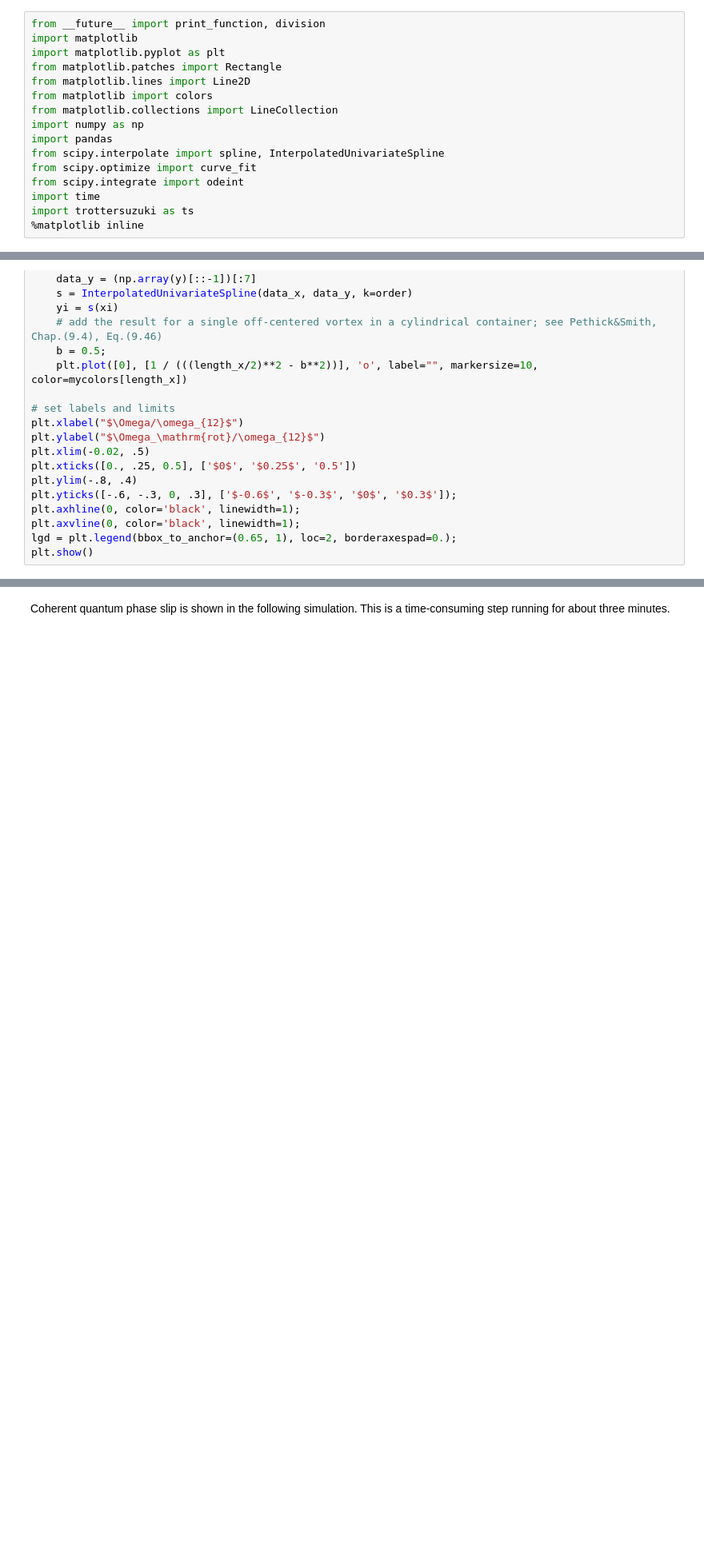
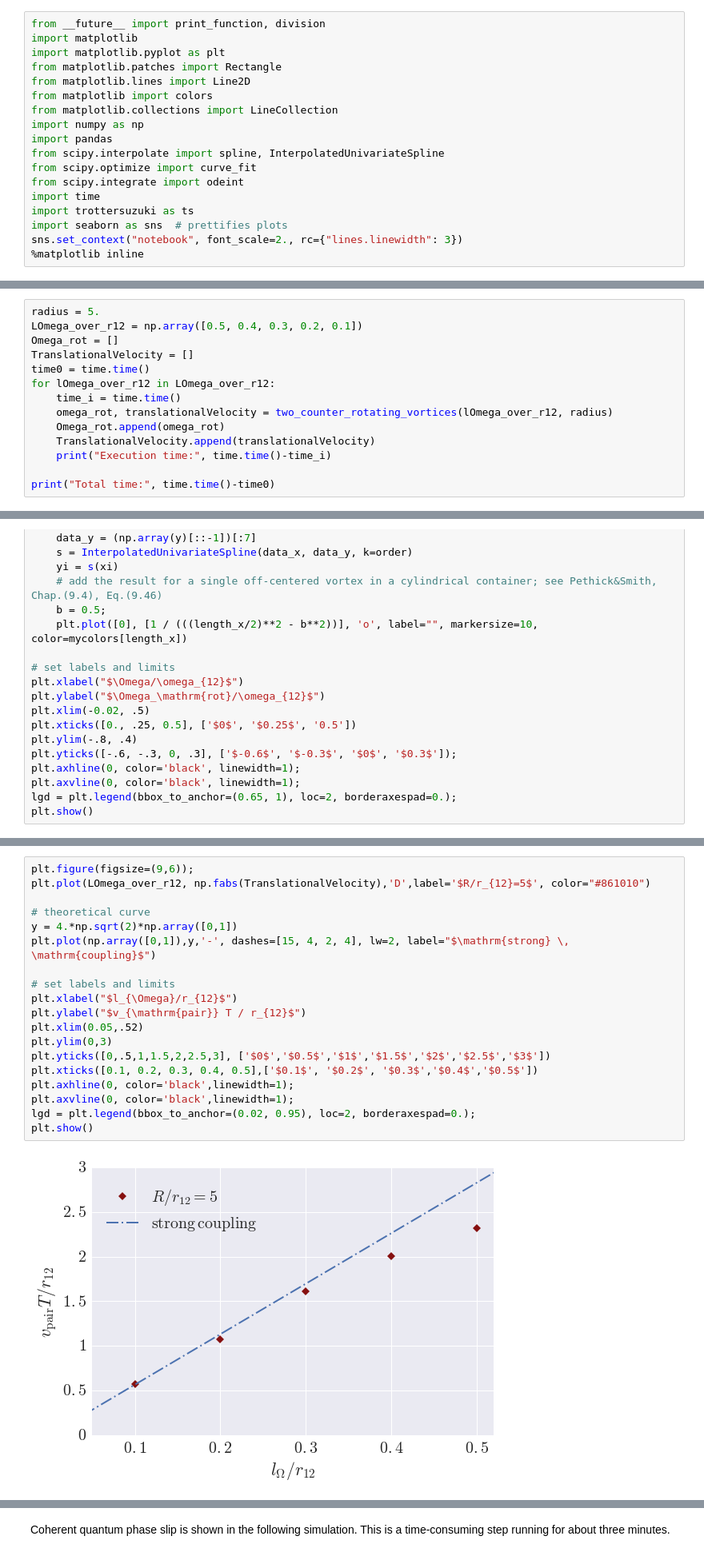
Before and after one commit to AberaAMuhamed/notebooks, a Jupyter notebook: Vortex_Dynamics.ipynb, the cells around one changed output, grey strips where cells are left out. Shown: that part at 80% size. Drawn from its saved outputs; the diff is of its cells as text; blank space fills up the shorter version.

Commit message:
Figure 2 added and figure 1a updated

```diff
--- a/Vortex_Dynamics.ipynb
+++ b/Vortex_Dynamics.ipynb
@@ -31,6 +31,8 @@ from scipy.optimize import curve_fit
 from scipy.integrate import odeint
 import time
 import trottersuzuki as ts
+import seaborn as sns  # prettifies plots
+sns.set_context("notebook", font_scale=2., rc={"lines.linewidth": 3})
 %matplotlib inline
 # %% [markdown]
 We will generate some files to save the results of the calculations. By default, they will go the current directory:
@@ -267,0 +473,14 @@ Total time: 19184.001308
+# %%
+radius = 5.
+LOmega_over_r12 = np.array([0.5, 0.4, 0.3, 0.2, 0.1])
+Omega_rot = []
+TranslationalVelocity = []
+time0 = time.time()
+for lOmega_over_r12 in LOmega_over_r12:
+    time_i = time.time()
+    omega_rot, translationalVelocity = two_counter_rotating_vortices(lOmega_over_r12, radius)
+    Omega_rot.append(omega_rot)
+    TranslationalVelocity.append(translationalVelocity)
+    print("Execution time:", time.time()-time_i)
+
+print("Total time:", time.time()-time0)
@@ -349,3 +580,24 @@ plt.show()
+# %%
+plt.figure(figsize=(9,6));
+plt.plot(LOmega_over_r12, np.fabs(TranslationalVelocity),'D',label='$R/r_{12}=5$', color="#861010")
+
+# theoretical curve
+y = 4.*np.sqrt(2)*np.array([0,1])
+plt.plot(np.array([0,1]),y,'-', dashes=[15, 4, 2, 4], lw=2, label="$\mathrm{strong} \, \mathrm{coupling}$")
+
+# set labels and limits
+plt.xlabel("$l_{\Omega}/r_{12}$")
+plt.ylabel("$v_{\mathrm{pair}} T / r_{12}$")
+plt.xlim(0.05,.52)
+plt.ylim(0,3)
+plt.yticks([0,.5,1,1.5,2,2.5,3], ['$0$','$0.5$','$1$','$1.5$','$2$','$2.5$','$3$'])
+plt.xticks([0.1, 0.2, 0.3, 0.4, 0.5],['$0.1$', '$0.2$', '$0.3$','$0.4$','$0.5$'])
+plt.axhline(0, color='black',linewidth=1);
+plt.axvline(0, color='black',linewidth=1);
+lgd = plt.legend(bbox_to_anchor=(0.02, 0.95), loc=2, borderaxespad=0.);
+plt.show()
+# %% [output]
+[figure, added]
 # %% [markdown]
 <a id='transfersingle'></a>
 # %% [markdown]
```
Also changed, not shown: parts of 9 cells of this notebook.
